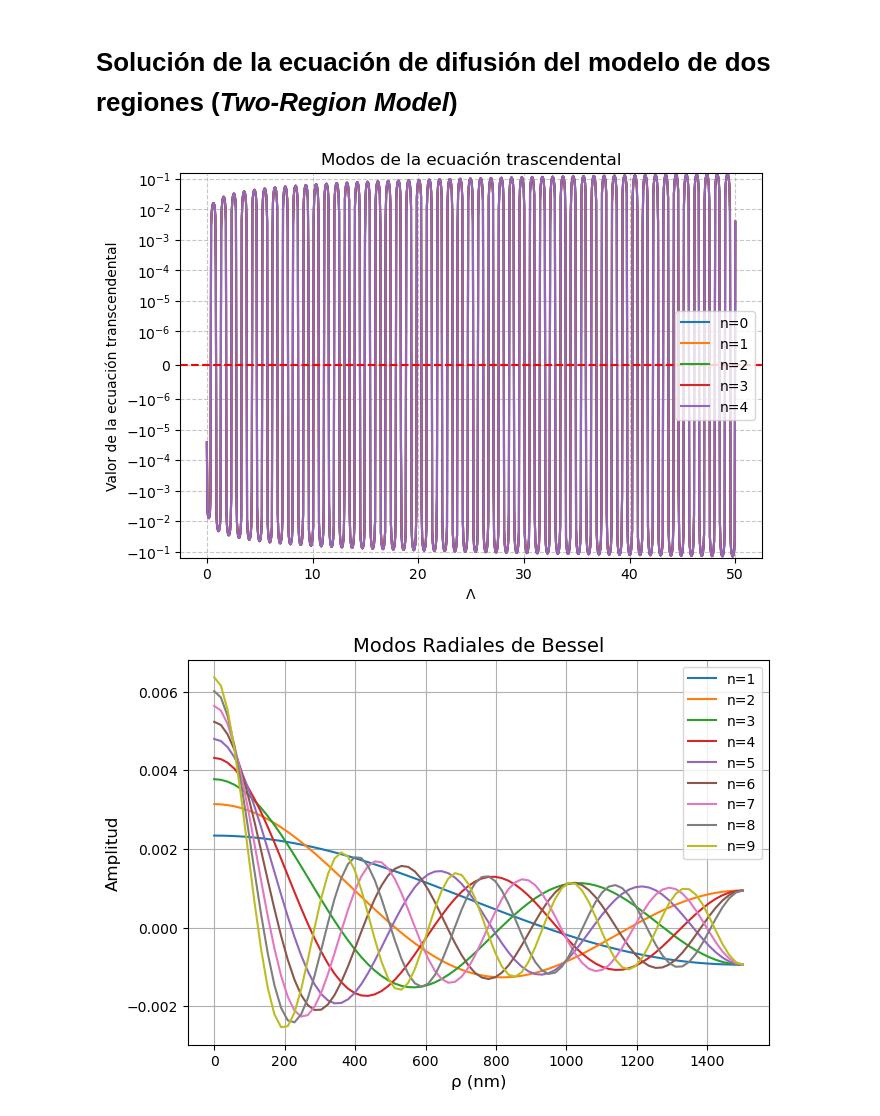
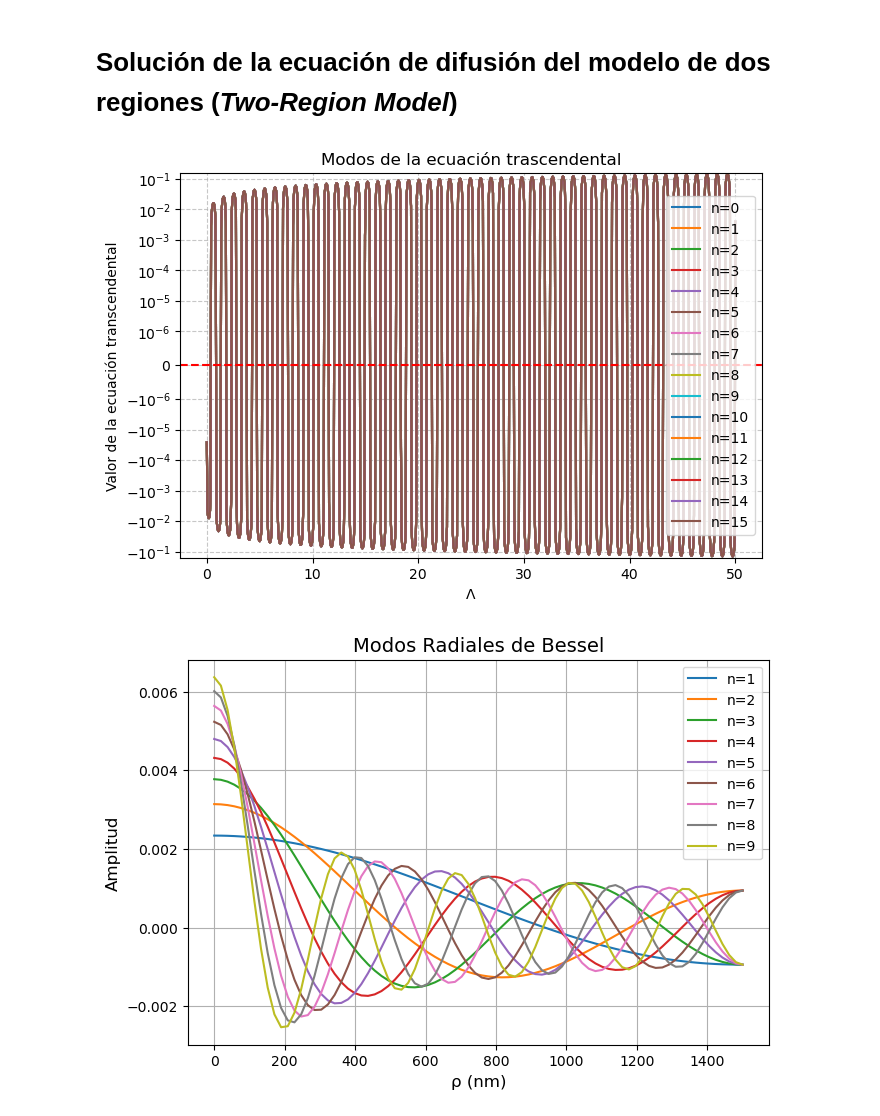
Before and after one commit to allanyst/tfm-efectos-superficie-nano-rmn, a Jupyter notebook: TFM_TwoRegionModel.ipynb, the cells around one changed output. Drawn from its saved outputs; the diff is of its cells as text; code cells hidden in the pictures.

Commit message:
Se reduce a 16 modos para graficación

```diff
--- a/TFM_TwoRegionModel.ipynb
+++ b/TFM_TwoRegionModel.ipynb
@@ -17,8 +17,8 @@ z_c = 25             # nm (altura de la interfaz)
 L = 1500             # nm (altura total)
 R = 1500             # nm (radio del cilindro)
 kappa = 50           # nm/s coeficiente de absorción superficial
-n_modes_radial = 50  # Número de modos radiales
-m_max = 50           # Número de modos axiales por modo radial
+n_modes_radial = 16  # Número de modos radiales
+m_max = 16           # Número de modos axiales por modo radial
 N_z = 10000          # Número de nodos en z
 # %%
 ##############################################################################
@@ -37,20 +37,20 @@ def robin_eq(alpha):
     return alpha * sp.jv(1, alpha * R) - (kappa / D_eff) * jv(0, alpha * R)
 # %%
 plt.figure(figsize=(7.5,5))
-for n in range(int(n_modes_radial/10)):
+for n in range(int(n_modes_radial)):
     alpha_plot=np.linspace(0,50,1000)
     plt.plot(alpha_plot,robin_eq(alpha_plot),label=f'n={n}')
 plt.legend()
 plt.title("Modos de la ecuación trascendental")
 plt.ylabel("Valor de la ecuación transcendental")
 plt.xlabel(r"$\Lambda$")
 plt.axhline(0, color='red', linestyle='--')
 plt.yscale('symlog', linthresh=1e-6)
 plt.grid(ls='--', alpha=0.7)
 plt.savefig('figuras/transcendental_radial_tworegion.pdf', bbox_inches='tight')
 plt.show()
 # %% [output]
-[figure, old version]
+[figure, new version]
 # %%
 # Estimar raíces con brentq en intervalos [a, b] con cambio de signo
 alpha_roots = []
```
Also changed, not shown: parts of 6 cells of this notebook, 17 other files.
